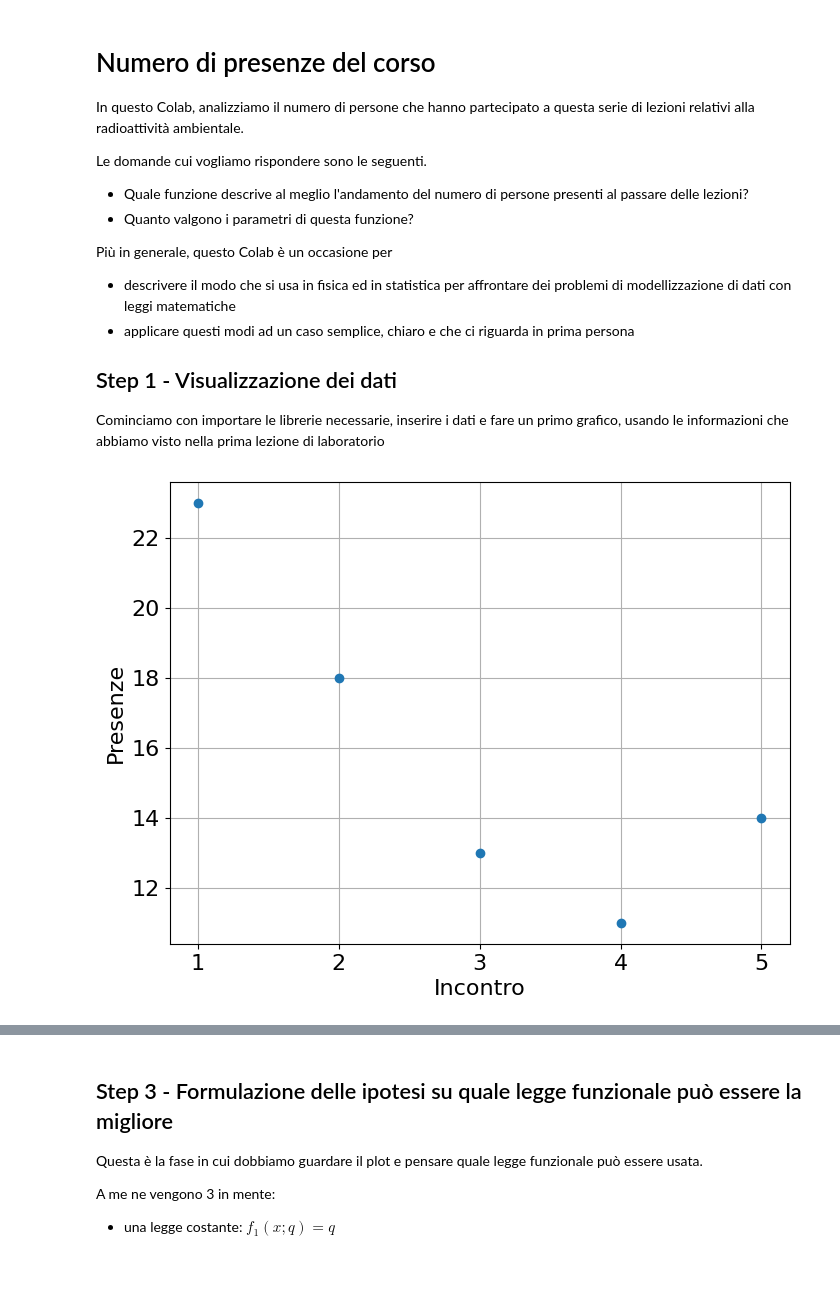
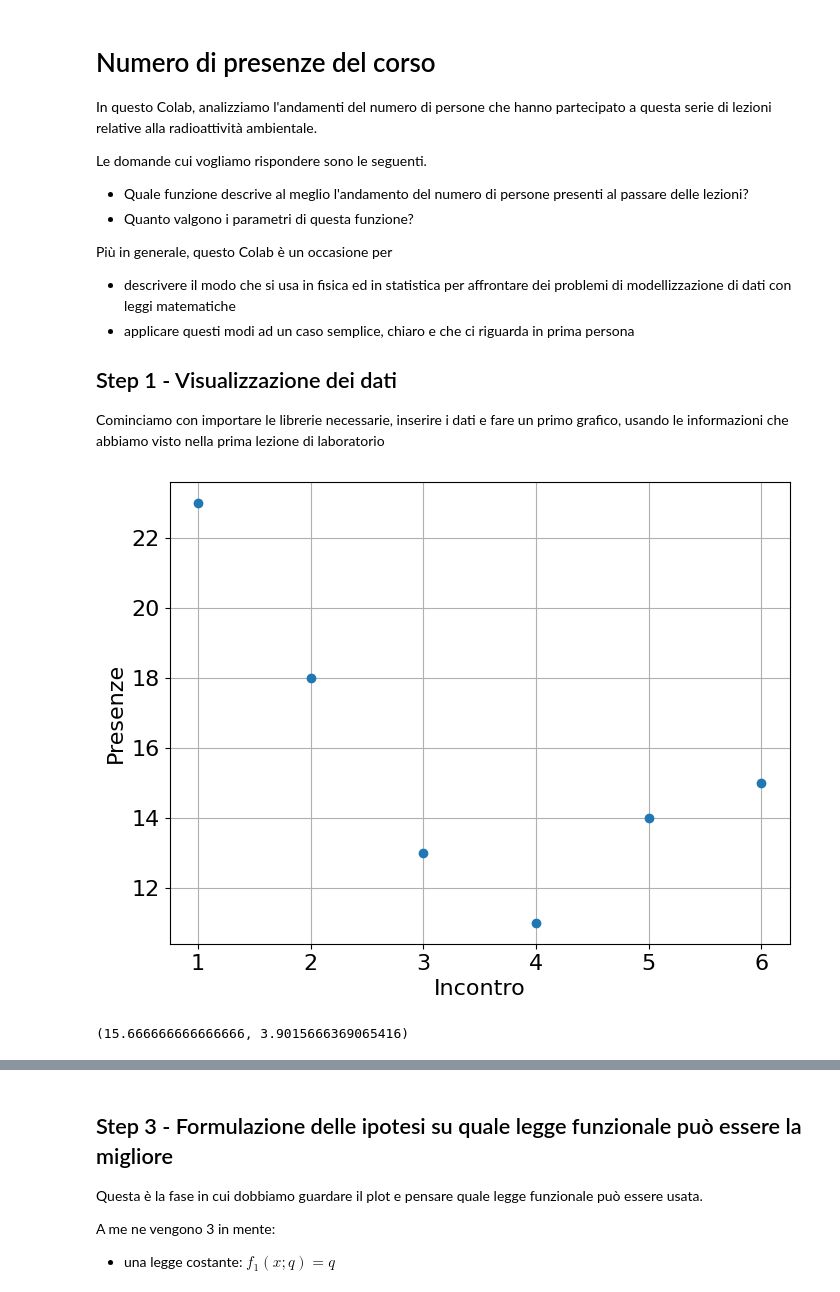
Before and after one commit to cerasole/EnvironmentalRadioactivity, a Jupyter notebook: Notebooks/Presenze.ipynb, the cells around one changed output, grey strips where cells are left out. Drawn from its saved outputs; the diff is of its cells as text; code cells hidden in the pictures.

Commit message:
Creato con Colab

```diff
--- a/Notebooks/Presenze.ipynb
+++ b/Notebooks/Presenze.ipynb
@@ -3,7 +3,7 @@
 # %% [markdown]
 # Numero di presenze del corso
 
-In questo Colab, analizziamo il numero di persone che hanno partecipato a questa serie di lezioni relativi alla radioattività ambientale.
+In questo Colab, analizziamo l'andamenti del numero di persone che hanno partecipato a questa serie di lezioni relative alla radioattività ambientale.
 
 Le domande cui vogliamo rispondere sono le seguenti.
 
@@ -20,25 +20,28 @@ Più in generale, questo Colab è un occasione per
 
 Cominciamo con importare le librerie necessarie, inserire i dati e fare un primo grafico, usando le informazioni che abbiamo visto nella prima lezione di laboratorio
 # %%
-
 # Importiamo le librerie necessarie
 import numpy as np
 import matplotlib.pyplot as plt
 plt.rc("font", size = 16)
 
 # Definiamo i dati
-presenze = np.array([23, 18, 13, 11, 14])
+presenze = np.array([23, 18, 13, 11, 14, 15])
 incontri = np.arange(1, len(presenze)+1)
 
 # Plot
 fig, ax = plt.subplots(figsize = (8, 6))
 ax.errorbar(incontri, presenze, ls = "None", marker = "o", markersize = 6, capsize = 3)
 ax.set_xlabel("Incontro")
 ax.set_ylabel("Presenze")
 ax.set_xticks(incontri.astype("int"))
 ax.grid()
 # %% [output]
-[figure, old version]
+[figure, new version]
+# %%
+np.mean(presenze), np.std(presenze)
+# %% [output]
+(15.666666666666666, 3.9015666369065416)
 # %% [markdown]
 ## Step 2 - Stima (approssimata) delle incertezze sui numeri dei conteggi
 
```
Also changed, not shown: parts of 11 cells of this notebook.
